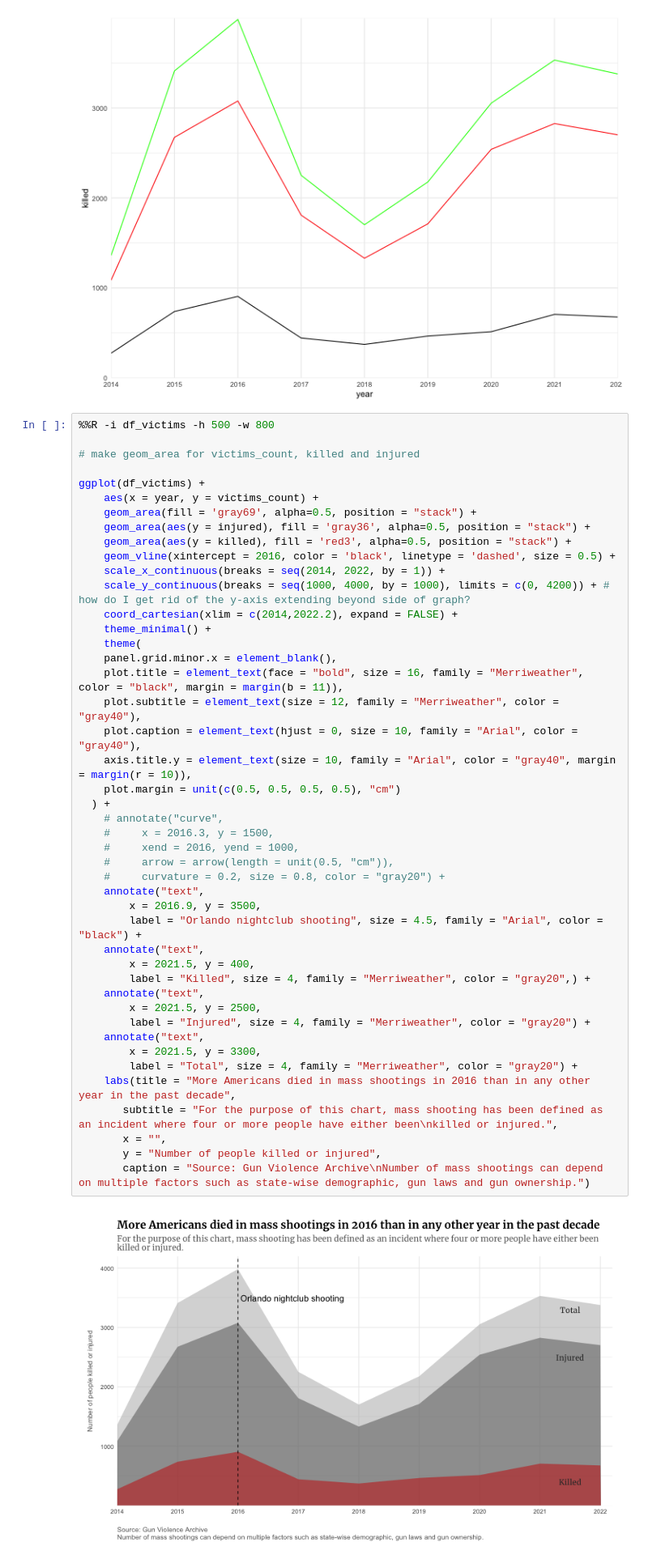
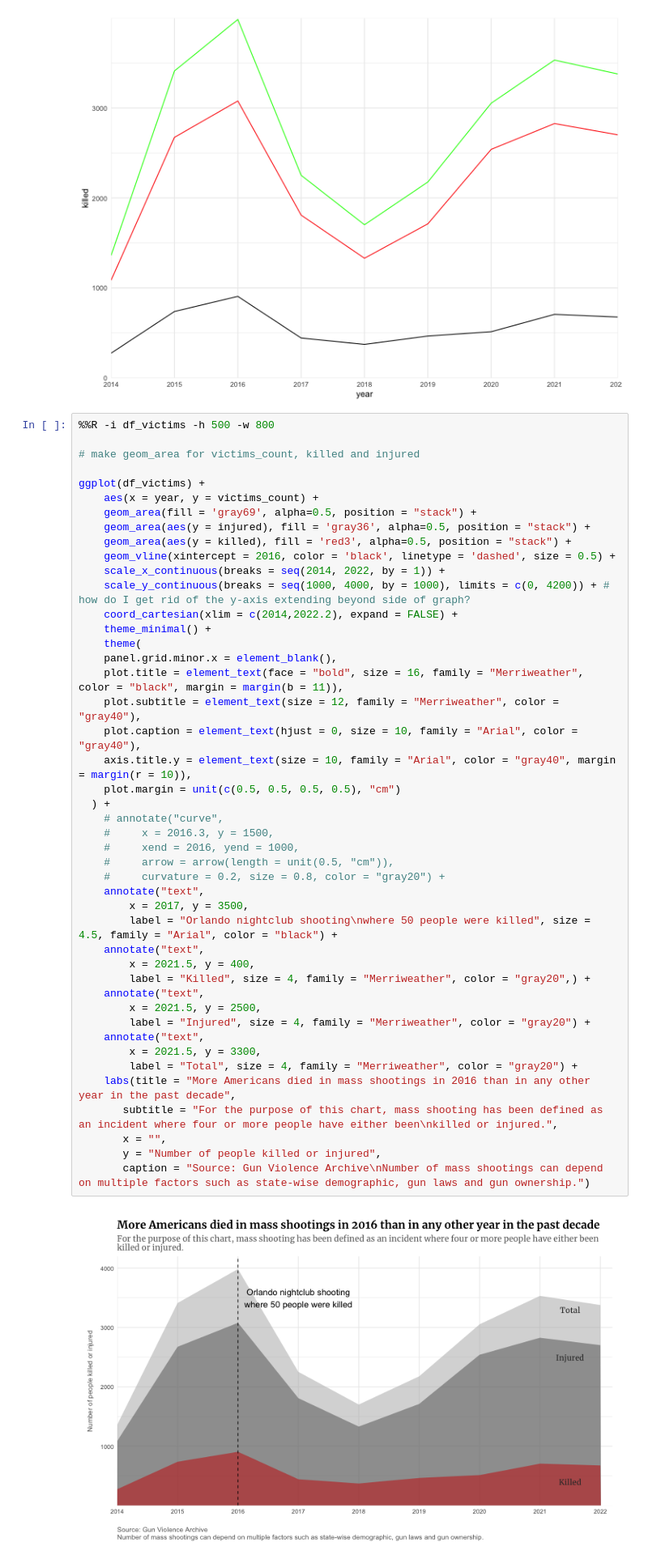
Before and after one commit to poojachaudhuri/project-2, a Jupyter notebook: plotting.ipynb, the cells around one changed output. Shown at 81% size. Cells and saved outputs as stored; diff of their text form.

```diff
--- a/plotting.ipynb
+++ b/plotting.ipynb
@@ -413,36 +413,36 @@ ggplot(df_victims) +
     theme_minimal() +
     theme(
     panel.grid.minor.x = element_blank(),
     plot.title = element_text(face = "bold", size = 16, family = "Merriweather", color = "black", margin = margin(b = 11)),
     plot.subtitle = element_text(size = 12, family = "Merriweather", color = "gray40"),
     plot.caption = element_text(hjust = 0, size = 10, family = "Arial", color = "gray40"),
     axis.title.y = element_text(size = 10, family = "Arial", color = "gray40", margin = margin(r = 10)),
     plot.margin = unit(c(0.5, 0.5, 0.5, 0.5), "cm")
   ) +
     # annotate("curve",
     #     x = 2016.3, y = 1500,
     #     xend = 2016, yend = 1000,
     #     arrow = arrow(length = unit(0.5, "cm")),
     #     curvature = 0.2, size = 0.8, color = "gray20") +
     annotate("text",
-        x = 2016.9, y = 3500,
-        label = "Orlando nightclub shooting", size = 4.5, family = "Arial", color = "black") +
+        x = 2017, y = 3500,
+        label = "Orlando nightclub shooting\nwhere 50 people were killed", size = 4.5, family = "Arial", color = "black") +
     annotate("text",
         x = 2021.5, y = 400,
         label = "Killed", size = 4, family = "Merriweather", color = "gray20",) +
     annotate("text",
         x = 2021.5, y = 2500,
         label = "Injured", size = 4, family = "Merriweather", color = "gray20") +
     annotate("text",
         x = 2021.5, y = 3300,
         label = "Total", size = 4, family = "Merriweather", color = "gray20") +
     labs(title = "More Americans died in mass shootings in 2016 than in any other year in the past decade",
        subtitle = "For the purpose of this chart, mass shooting has been defined as an incident where four or more people have either been\nkilled or injured.",
        x = "",
        y = "Number of people killed or injured",
        caption = "Source: Gun Violence Archive\nNumber of mass shootings can depend on multiple factors such as state-wise demographic, gun laws and gun ownership.")
 # %% [output]
-[figure, old version]
+[figure, new version]
 # %%
 df_decade.head()
 # %% [output]
```
